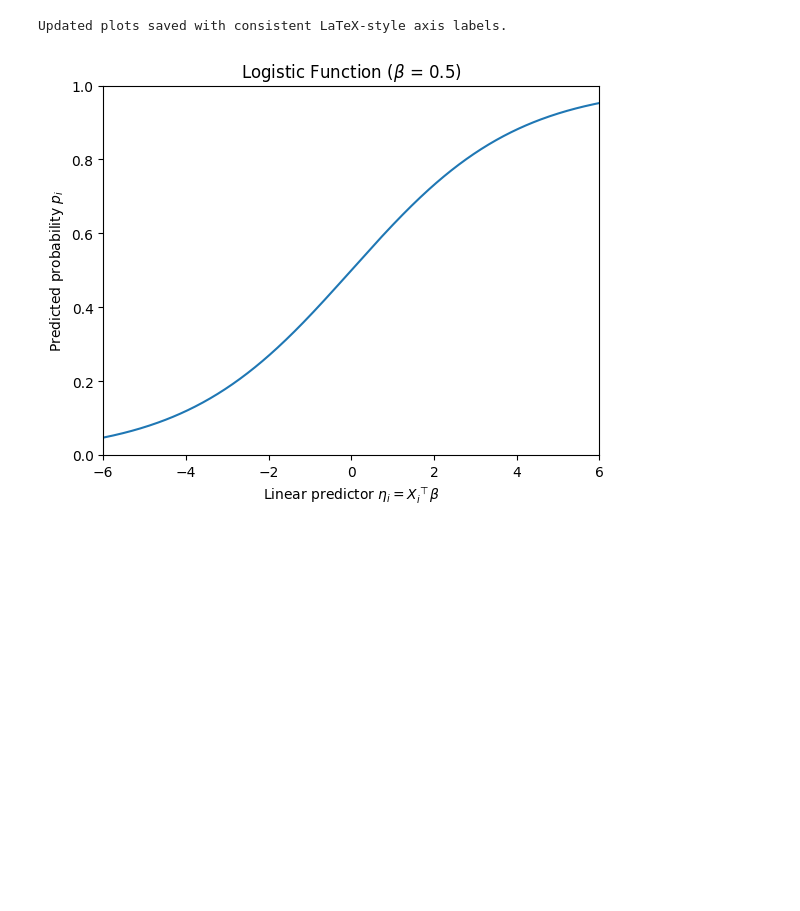
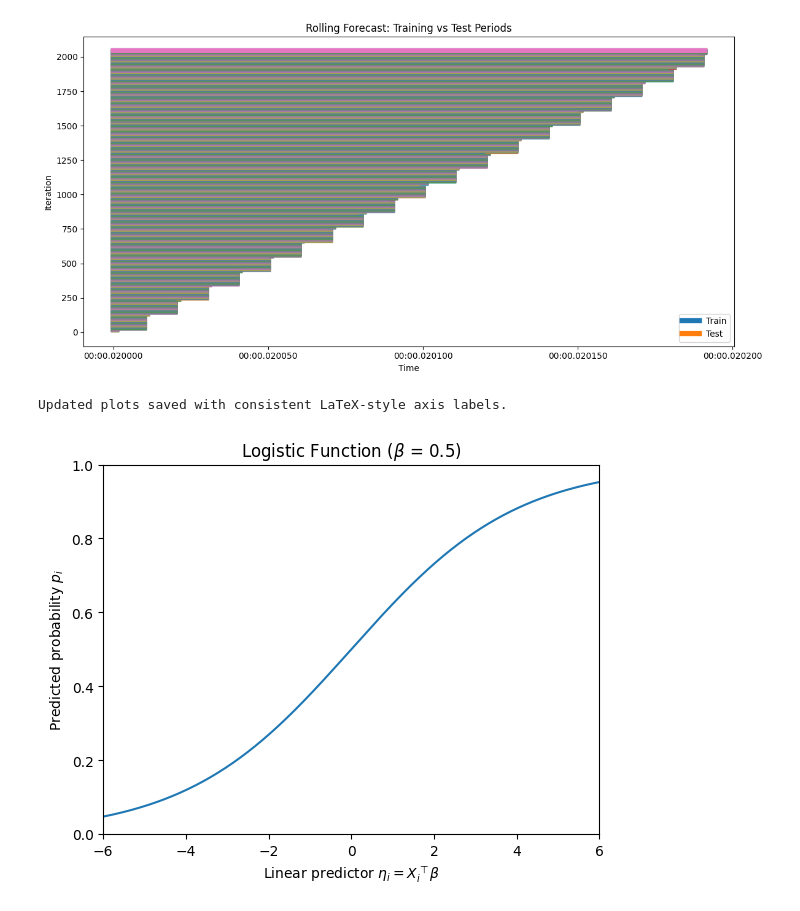
Before and after one commit to arttusokka/Predicting-ATP-matches-outcome, a Jupyter notebook: data_cleaning_preprocessing/graphs.ipynb, the cells around one changed output. Drawn from its saved outputs; the diff is of its cells as text; code cells hidden in the pictures; blank space fills up the shorter version.

```diff
--- a/data_cleaning_preprocessing/graphs.ipynb
+++ b/data_cleaning_preprocessing/graphs.ipynb
@@ -10,3 +7,59 @@ ValueError: Could not interpret value `result` for `x`. An entry with this name
+# %%
+import pandas as pd
+import matplotlib.pyplot as plt
+
+# Load data
+df = pd.read_csv("../data/atp_matches_2000_2019_clean.csv")
+
+# Muunna päivämäärä
+df["tourney_date"] = pd.to_datetime(df["tourney_date"])
+
+MIN_TRAIN = 2000
+STEP = 25
+
+timeline_data = []
+
+for i in range(MIN_TRAIN, len(df), STEP):
+    train_start = df.iloc[0]["tourney_date"]
+    train_end = df.iloc[i-1]["tourney_date"]
+
+    test_start = df.iloc[i]["tourney_date"]
+    test_end = df.iloc[min(i+STEP-1, len(df)-1)]["tourney_date"]
+
+    timeline_data.append({
+        "train_start": train_start,
+        "train_end": train_end,
+        "test_start": test_start,
+        "test_end": test_end,
+    })
+
+timeline_df = pd.DataFrame(timeline_data)
+
+plt.figure(figsize=(12, 6))
+
+for i, row in timeline_df.iterrows():
+    plt.plot(
+        [row["train_start"], row["train_end"]],
+        [i, i],
+        linewidth=6,
+        label="Train" if i == 0 else ""
+    )
+
+    plt.plot(
+        [row["test_start"], row["test_end"]],
+        [i, i],
+        linewidth=6,
+        label="Test" if i == 0 else ""
+    )
+
+plt.xlabel("Time")
+plt.ylabel("Iteration")
+plt.title("Rolling Forecast: Training vs Test Periods")
+plt.legend()
+plt.tight_layout()
+plt.show()
+# %% [output]
+[figure, added]
 # %%
 # Generate three separate logistic function plots with consistent LaTeX-style axis labels
 
```
Also changed, not shown: parts of 4 cells of this notebook, 3 other files.
